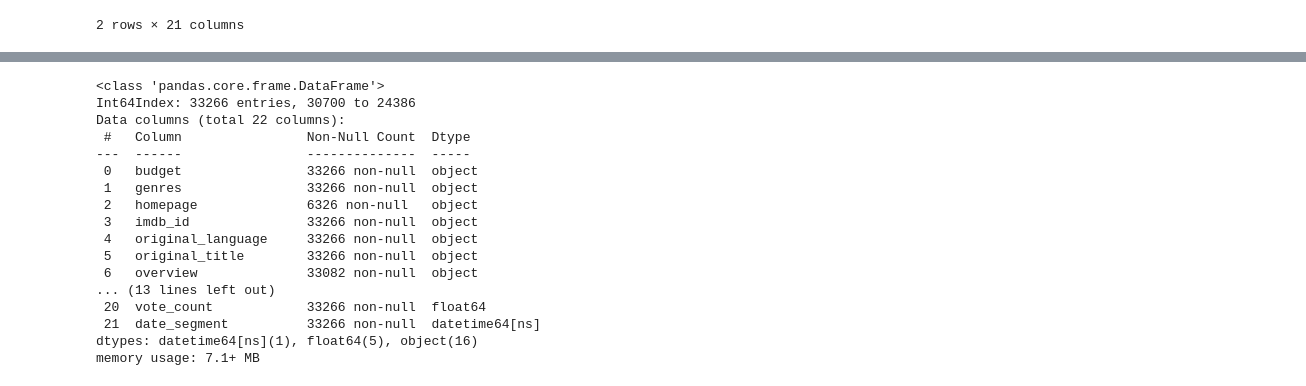
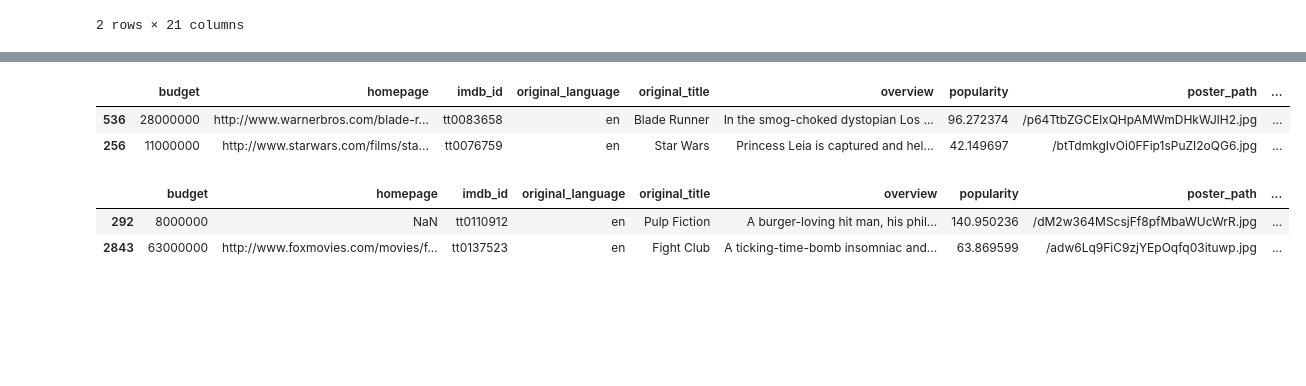
Before and after one commit to kwizapp/metadata-service, a Jupyter notebook: Preprocessing.ipynb, the cells around one changed output, grey strips where cells are left out. Cells and saved outputs as stored; diff of their text form; code cells hidden in the pictures; blank space fills up the shorter version.

```diff
--- a/Preprocessing.ipynb
+++ b/Preprocessing.ipynb
@@ -92,20 +63,0 @@ movies_meta.head(3)
-# %%
-movies_meta.info()
-# %% [output]
-<class 'pandas.core.frame.DataFrame'>
-Int64Index: 33266 entries, 30700 to 24386
-Data columns (total 22 columns):
- #   Column                Non-Null Count  Dtype
----  ------                --------------  -----
- 0   budget                33266 non-null  object
- 1   genres                33266 non-null  object
- 2   homepage              6326 non-null   object
- 3   imdb_id               33266 non-null  object
- 4   original_language     33266 non-null  object
- 5   original_title        33266 non-null  object
- 6   overview              33082 non-null  object
-... (13 lines left out)
- 20  vote_count            33266 non-null  float64
- 21  date_segment          33266 non-null  datetime64[ns]
-dtypes: datetime64[ns](1), float64(5), object(16)
-memory usage: 7.1+ MB
@@ -111,0 +66,14 @@ memory usage: 7.1+ MB
+# %%
+movies_until_1990 = movies_meta[movies_meta["date_segment"] == 0]
+movies_until_1990.head(2)
+# %% [output]
+|  | budget | homepage | imdb_id | original_language | original_title | overview | popularity | poster_path | ... |
+| 536 | 28000000 | http://www.warnerbros.com/blade-r... | tt0083658 | en | Blade Runner | In the smog-choked dystopian Los ... | 96.272374 | /p64TtbZGCElxQHpAMWmDHkWJlH2.jpg | ... |
+| 256 | 11000000 | http://www.starwars.com/films/sta... | tt0076759 | en | Star Wars | Princess Leia is captured and hel... | 42.149697 | /btTdmkgIvOi0FFip1sPuZI2oQG6.jpg | ... |
+# %%
+movies_until_2005 = movies_meta[movies_meta["date_segment"] == 1]
+movies_until_2005.head(2)
+# %% [output]
+|  | budget | homepage | imdb_id | original_language | original_title | overview | popularity | poster_path | ... |
+| 292 | 8000000 | NaN | tt0110912 | en | Pulp Fiction | A burger-loving hit man, his phil... | 140.950236 | /dM2w364MScsjFf8pfMbaWUcWrR.jpg | ... |
+| 2843 | 63000000 | http://www.foxmovies.com/movies/f... | tt0137523 | en | Fight Club | A ticking-time-bomb insomniac and... | 63.869599 | /adw6Lq9FiC9zjYEpOqfq03ituwp.jpg | ... |
```
Also changed, not shown: parts of 20 cells of this notebook, 1 other file.
